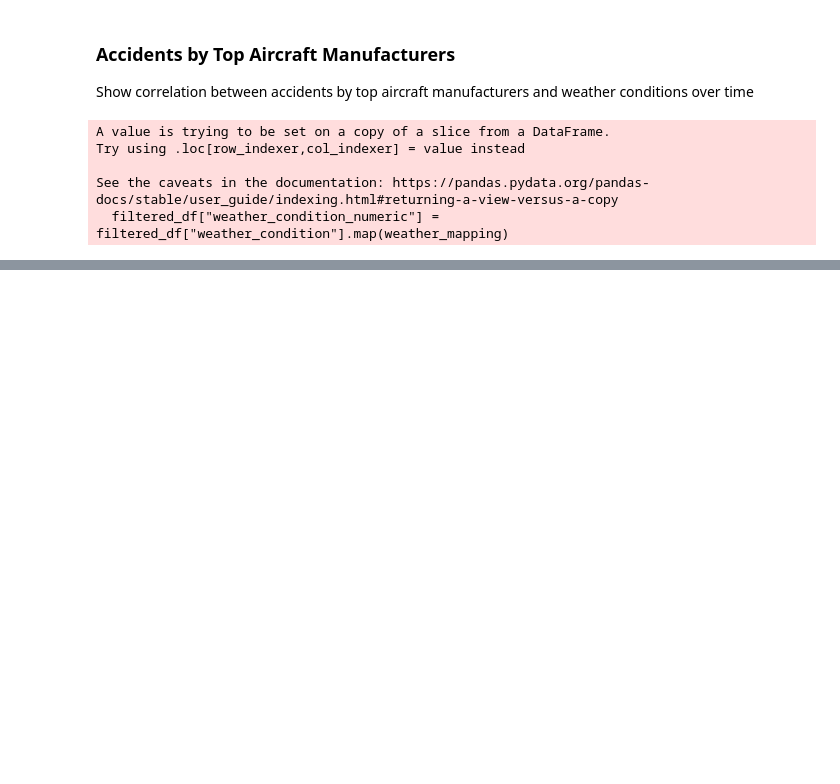
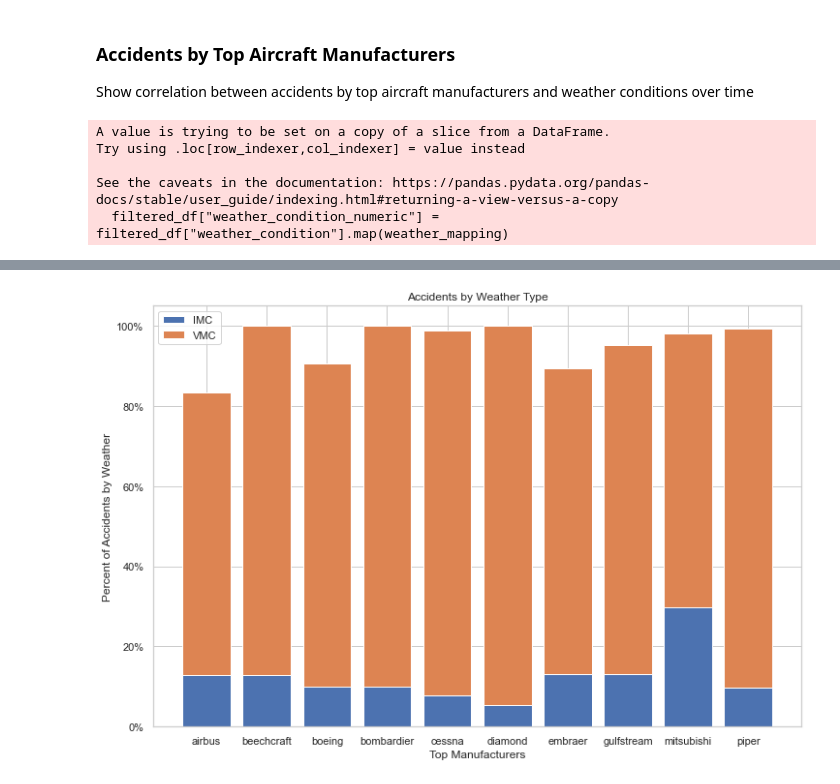
Before and after one commit to dangrosen/Aviation_Project, a Jupyter notebook: aviation_division_DRAFT.ipynb, the cells around one changed output, grey strips where cells are left out. Saved outputs shown, nothing was run; the diff lists cells and outputs as text; code cells hidden in the pictures; blank space fills up the shorter version.

```diff
--- a/aviation_division_DRAFT.ipynb
+++ b/aviation_division_DRAFT.ipynb
@@ -449,0 +528,4 @@ See the caveats in the documentation: https://pandas.pydata.org/pandas-docs/stab
+# %%
+
+weather_type_by_company = pd.crosstab(filtered_df['weather_condition'], filtered_df['make'], normalize = 'columns')
+weather_type_by_company
@@ -449,0 +552,24 @@ See the caveats in the documentation: https://pandas.pydata.org/pandas-docs/stab
+# %%
+import matplotlib.ticker as mtick
+
+
+weather_type_by_company_fig, weather_type_by_company_ax = plt.subplots(figsize=(12, 8))
+
+weather_type_by_company_ax.set_title('Accidents by Weather Type')
+weather_type_by_company_ax.set_ylabel('Percent of Accidents by Weather')
+weather_type_by_company_ax.set_xlabel('Top Manufacturers')
+
+make_type = weather_type_by_company.columns
+imc = weather_type_by_company.loc['IMC']*100
+vmc = weather_type_by_company.loc['VMC']*100
+
+imc_bar_plt = weather_type_by_company_ax.bar(make_type, imc )
+vmc_bar_plt = weather_type_by_company_ax.bar(make_type, vmc, bottom = imc )
+
+weather_type_by_company_ax.legend([imc_bar_plt, vmc_bar_plt], ['IMC', 'VMC'], loc = 'upper left')
+weather_type_by_company_ax.yaxis.set_major_formatter(mtick.PercentFormatter())
+
+
+plt.show()
+# %% [output]
+[figure, added]
```
Also changed, not shown: parts of 12 cells of this notebook.
